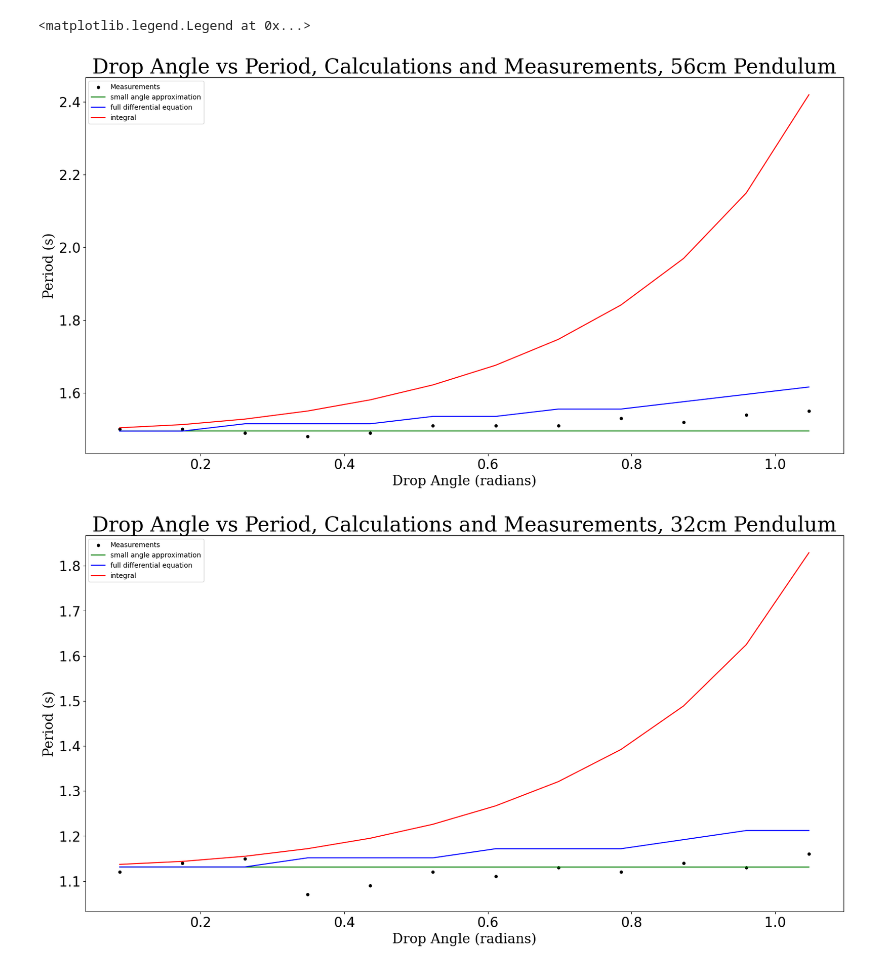
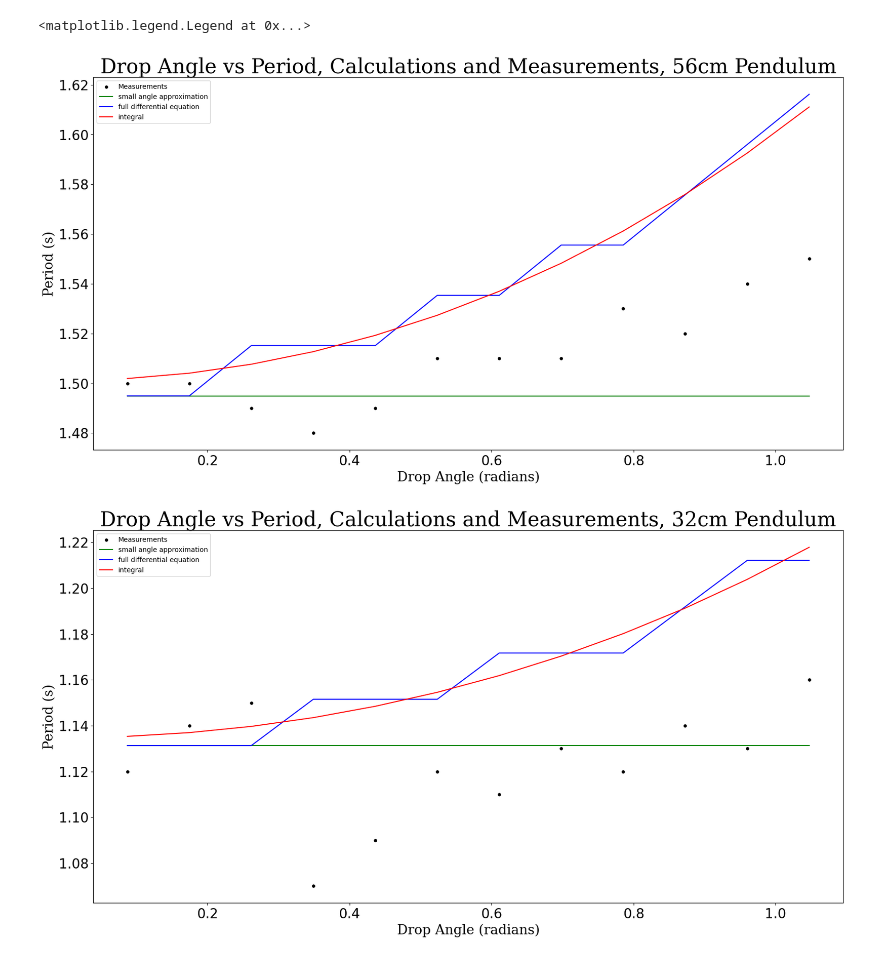
Before and after one commit to royalnorthen/Physics-III-Lab, a Jupyter notebook: pendulum lab.ipynb, the cells around one changed output. Drawn from its saved outputs; the diff is of its cells as text; code cells hidden in the pictures.

```diff
--- a/pendulum lab.ipynb
+++ b/pendulum lab.ipynb
@@ -40,7 +40,7 @@ def FDE_model(x, t, length):
 
 # integral equation model
 def integrand(phi, theta0):
-    return (1 - np.sin((theta0)**2) * np.sin(phi)**2)**(-0.5)
+    return (1 - np.sin(theta0 / 2)**2 * np.sin(phi)**2)**(-0.5)
 
 
 
@@ -102,32 +102,32 @@ ax1 = fig1.add_subplot(111)
 ax1.scatter(drop_angle, period_l1, s=15, c='k', label="Measurements")
 ax1.plot(drop_angle, T_SAA_l1, c='g', label="small angle approximation")
 ax1.plot(drop_angle, T_FDE_l1, c='b', label="full differential equation")
 ax1.plot(drop_angle, T_integral_l1, c='r', label="integral")
 
 ax1.xaxis.set_tick_params(labelsize=20)
 ax1.yaxis.set_tick_params(labelsize=20)
 ax1.set_xlabel("Drop Angle (radians)", fontdict=LabelFont)
 ax1.set_ylabel("Period (s)", fontdict=LabelFont)
 ax1.set_title("Drop Angle vs Period, Calculations and Measurements, 56cm Pendulum", fontdict=TitleFont)
 ax1.legend()
 
 
 fig2 = plt.figure(figsize=(20,10)) # l2 figure
 ax2 = fig2.add_subplot(111)
 ax2.scatter(drop_angle, period_l2, s=15, c='k', label="Measurements")
 ax2.plot(drop_angle, T_SAA_l2, c='g', label="small angle approximation")
 ax2.plot(drop_angle, T_FDE_l2, c='b', label="full differential equation")
 ax2.plot(drop_angle, T_integral_l2, c='r', label="integral")
 
 ax2.xaxis.set_tick_params(labelsize=20)
 ax2.yaxis.set_tick_params(labelsize=20)
 ax2.set_xlabel("Drop Angle (radians)", fontdict=LabelFont)
 ax2.set_ylabel("Period (s)", fontdict=LabelFont)
 ax2.set_title("Drop Angle vs Period, Calculations and Measurements, 32cm Pendulum", fontdict=TitleFont)
 ax2.legend()
 
 # adding error bars on our measurements could be good, too
 # %% [output]
 <matplotlib.legend.Legend at 0x...>
-[figure, old version]
+[figure, new version]
-[figure, old version]
+[figure, new version]
```
